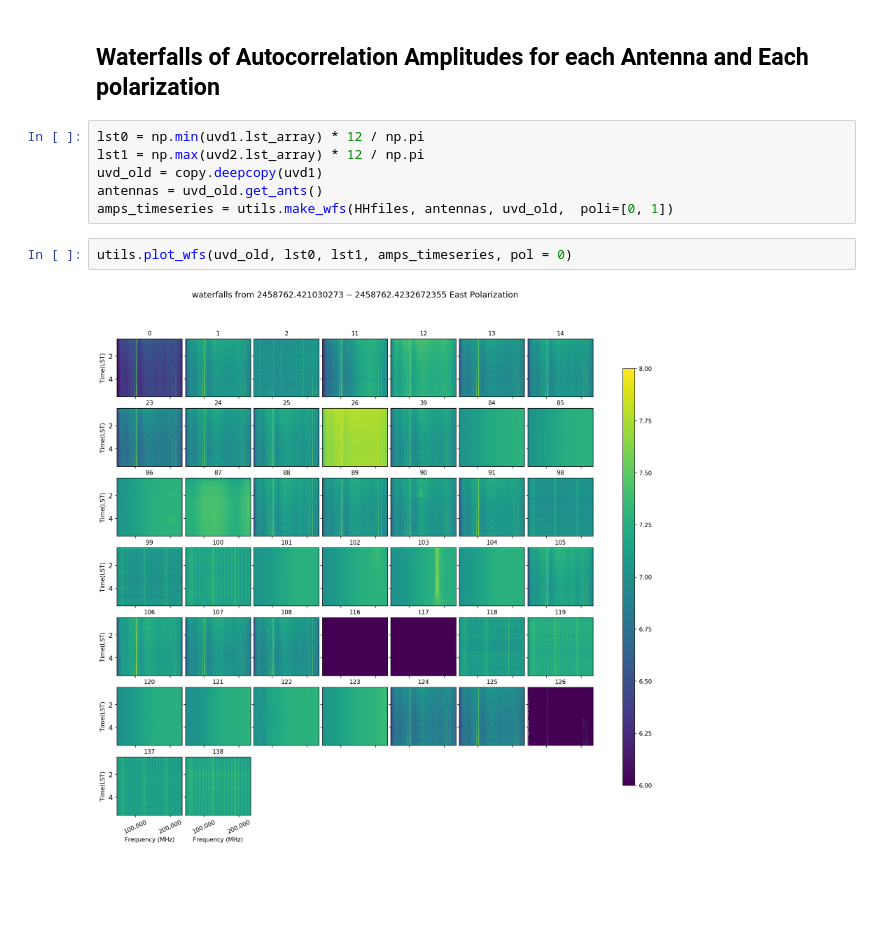
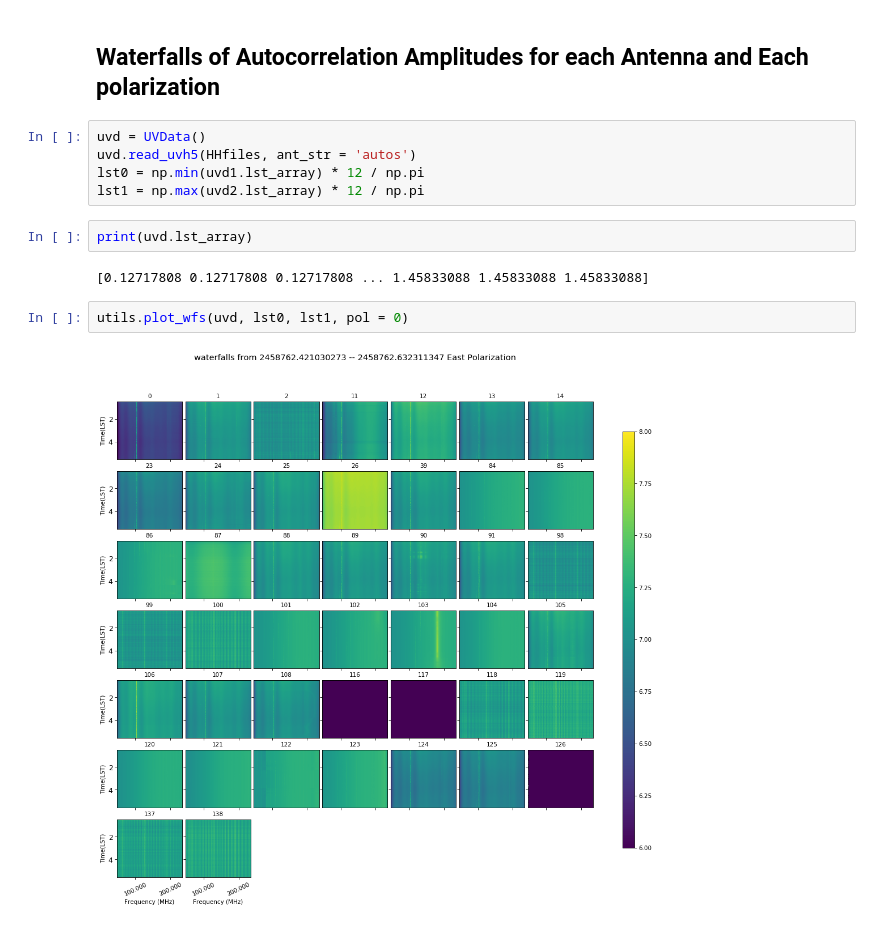
Before and after one commit to HERA-Team/H3C_plots, a Jupyter notebook: data_inspect_2458762.ipynb, the cells around one changed output. Saved outputs shown, nothing was run; the diff lists cells and outputs as text; blank space fills up the shorter version.

```diff
--- a/data_inspect_2458762.ipynb
+++ b/data_inspect_2458762.ipynb
@@ -31,13 +36,16 @@ utils.plot_autos(uvdx, uvdy, uvd1, uvd2)
 # %% [markdown]
 ## Waterfalls of Autocorrelation Amplitudes for each Antenna and Each polarization
 # %%
+uvd = UVData()
+uvd.read_uvh5(HHfiles, ant_str = 'autos')
 lst0 = np.min(uvd1.lst_array) * 12 / np.pi
 lst1 = np.max(uvd2.lst_array) * 12 / np.pi
-uvd_old = copy.deepcopy(uvd1)
-antennas = uvd_old.get_ants()
-amps_timeseries = utils.make_wfs(HHfiles, antennas, uvd_old,  poli=[0, 1])
+# %%
+print(uvd.lst_array)
+# %% [output]
+[0.12717808 0.12717808 0.12717808 ... 1.45833088 1.45833088 1.45833088]
 # %%
-utils.plot_wfs(uvd_old, lst0, lst1, amps_timeseries, pol = 0)
+utils.plot_wfs(uvd, lst0, lst1, pol = 0)
 # %% [output]
-[figure, old version]
+[figure, new version]
 # %%
```
Also changed, not shown: parts of 6 cells of this notebook.
